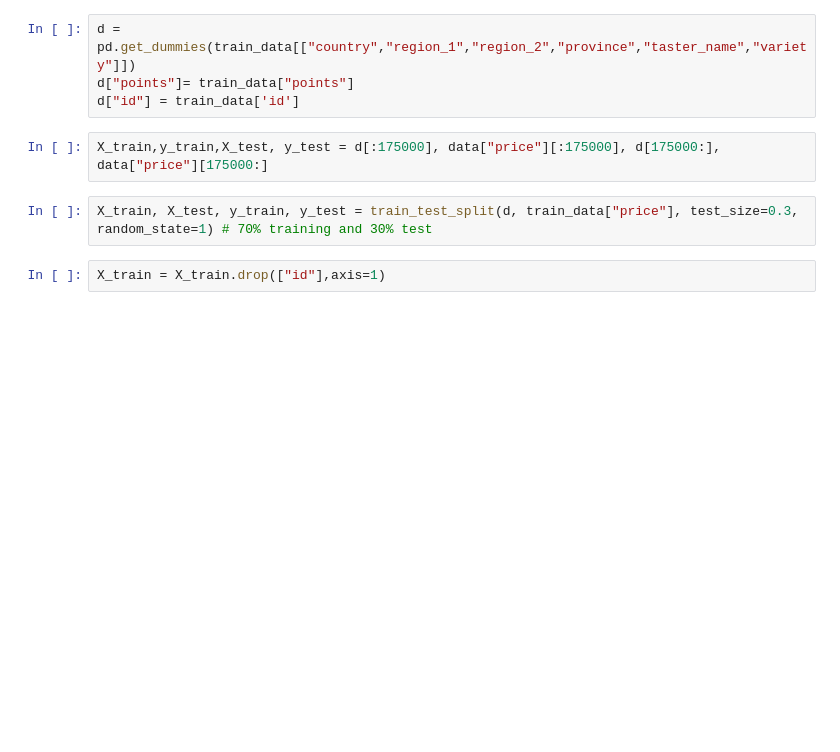
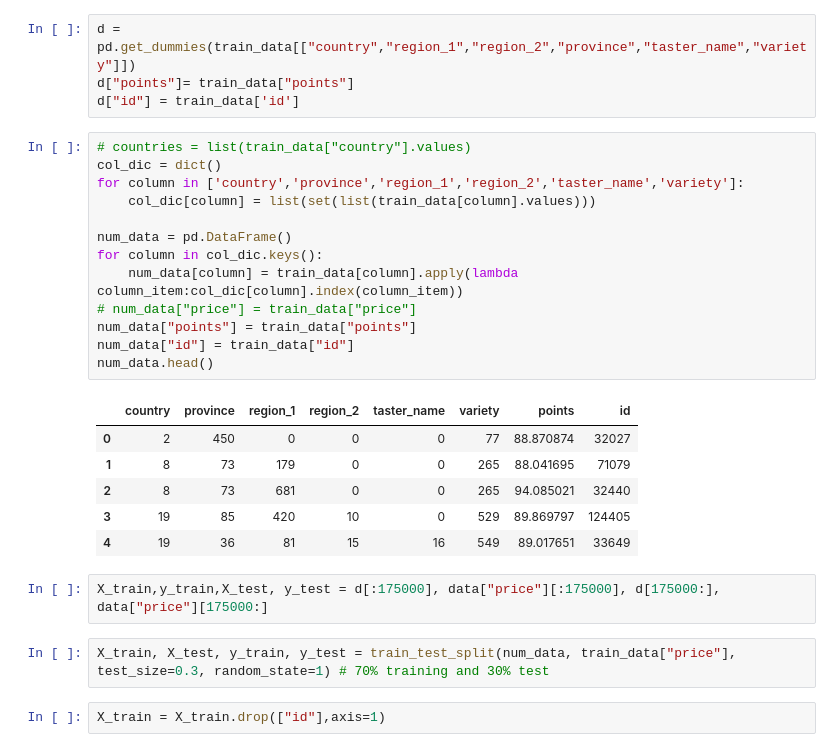
Before and after one commit to TatianaMoteuN/AMMI-Ghana-Bootcamp-Kaggle-Competition-Group-6, a Jupyter notebook: Linear regression.ipynb, the cells around one changed output. Cells and saved outputs as stored; diff of their text form; blank space fills up the shorter version.

```diff
--- a/Linear regression.ipynb
+++ b/Linear regression.ipynb
@@ -75,10 +39,30 @@ pd.get_dummies(data["country"])
 d = pd.get_dummies(train_data[["country","region_1","region_2","province","taster_name","variety"]])
 d["points"]= train_data["points"]
 d["id"] = train_data['id']
+# %%
+# countries = list(train_data["country"].values)
+col_dic = dict()
+for column in ['country','province','region_1','region_2','taster_name','variety']:
+    col_dic[column] = list(set(list(train_data[column].values)))
+
+num_data = pd.DataFrame()
+for column in col_dic.keys():
+    num_data[column] = train_data[column].apply(lambda column_item:col_dic[column].index(column_item))
+# num_data["price"] = train_data["price"]
+num_data["points"] = train_data["points"]
+num_data["id"] = train_data["id"]
+num_data.head()
+# %% [output]
+|  | country | province | region_1 | region_2 | taster_name | variety | points | id |
+| 0 | 2 | 450 | 0 | 0 | 0 | 77 | 88.870874 | 32027 |
+| 1 | 8 | 73 | 179 | 0 | 0 | 265 | 88.041695 | 71079 |
+| 2 | 8 | 73 | 681 | 0 | 0 | 265 | 94.085021 | 32440 |
+| 3 | 19 | 85 | 420 | 10 | 0 | 529 | 89.869797 | 124405 |
+| 4 | 19 | 36 | 81 | 15 | 16 | 549 | 89.017651 | 33649 |
 # %%
 X_train,y_train,X_test, y_test = d[:175000], data["price"][:175000], d[175000:], data["price"][175000:]
 # %%
-X_train, X_test, y_train, y_test = train_test_split(d, train_data["price"], test_size=0.3, random_state=1) # 70% training and 30% test
+X_train, X_test, y_train, y_test = train_test_split(num_data, train_data["price"], test_size=0.3, random_state=1) # 70% training and 30% test
 # %%
 X_train = X_train.drop(["id"],axis=1)
 # %%
```
Also changed, not shown: parts of 15 cells of this notebook, 10 other files.
